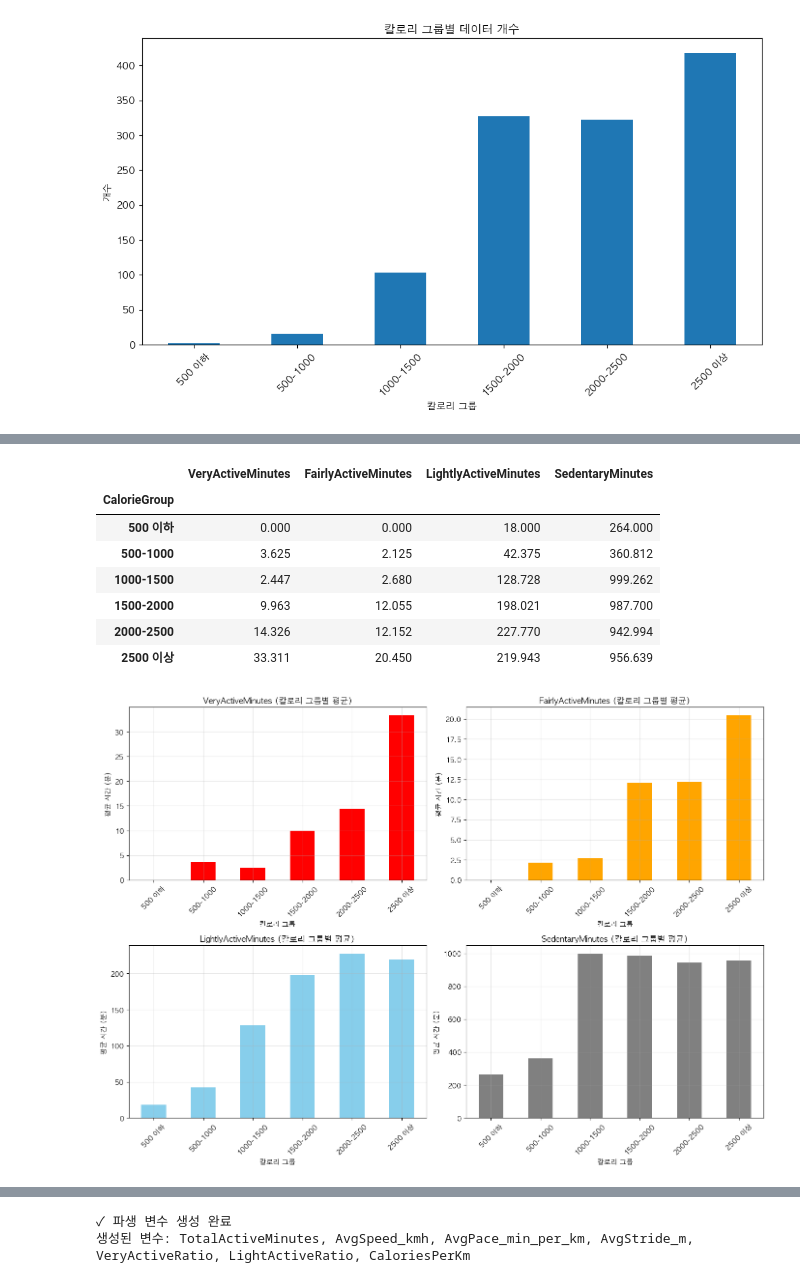
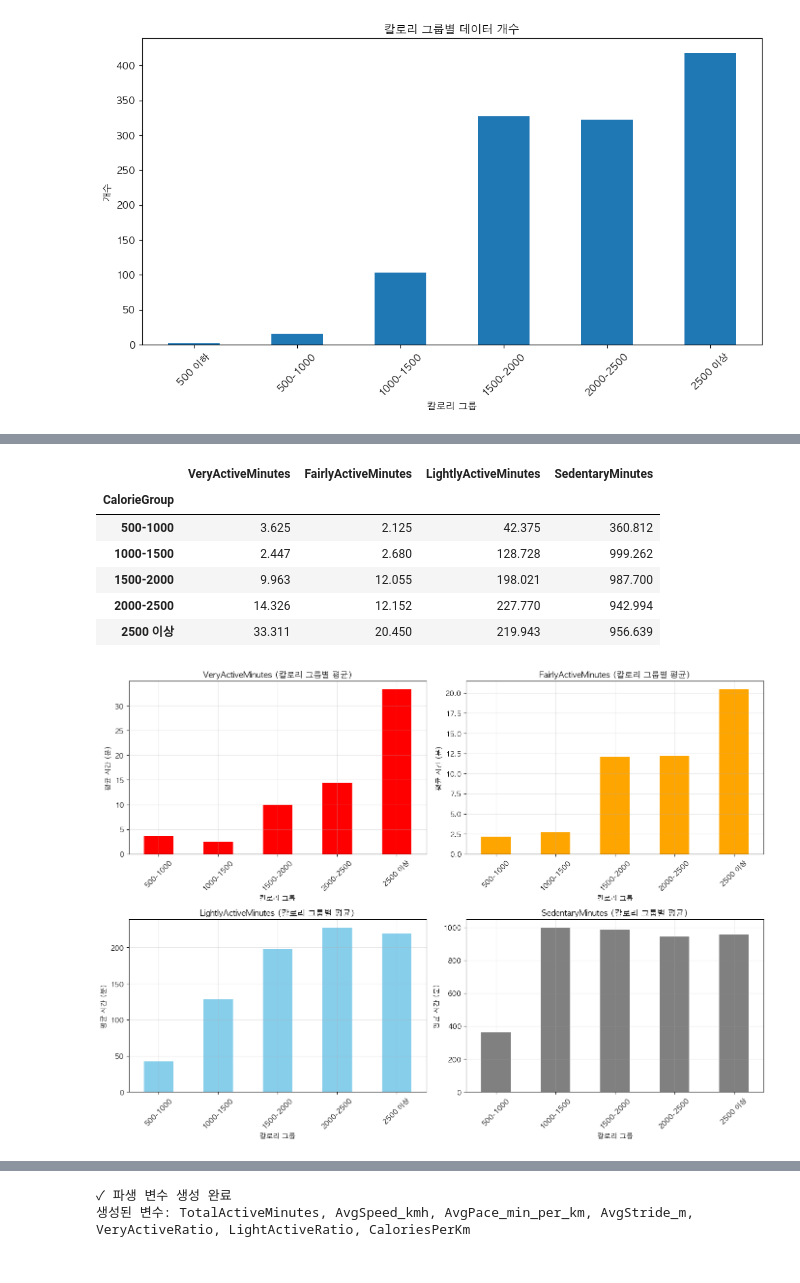
Before and after one commit to jeesy95-creator/sparta_15, a Jupyter notebook: notebooks/Soyun.ipynb, the cells around one changed output, grey strips where cells are left out. Drawn from its saved outputs; the diff is of its cells as text; code cells hidden in the pictures.

```diff
--- a/notebooks/Soyun.ipynb
+++ b/notebooks/Soyun.ipynb
@@ -107,6 +120,4 @@ CalorieGroup
 Name: count, dtype: int64
-# %%
-act = act.drop('SedentaryActiveDistance', axis=1)
 # %%
 # act를 actcp로 복사
 actcp = act.copy()
@@ -273,13 +283,15 @@ CalorieGroup
 2500 이상      418
 Name: count, dtype: int64
 [figure]
+# %%
+actcp_d = actcp_final[actcp_final['CalorieGroup'] != '500 이하'].copy()
 # %%
 # 칼로리 그룹별 평균 계산
 distance_cols = ['TotalSteps', 'TotalDistance', 'TrackerDistance',
                 'LoggedActivitiesDistance', 'VeryActiveDistance',
-                'ModeratelyActiveDistance', 'LightActiveDistance','SedentaryMinutes']
+                'ModeratelyActiveDistance', 'LightActiveDistance']
 
-calorie_group_dis = actcp_final.groupby('CalorieGroup', observed=True)[distance_cols].mean().round(3)
+calorie_group_dis = actcp_d.groupby('CalorieGroup', observed=True)[distance_cols].mean().round(3)
 calorie_group_dis
 # %% [output]
 |  | TotalSteps | TotalDistance | TrackerDistance | LoggedActivitiesDistance | VeryActiveDistance | ... |
@@ -343,12 +327,11 @@ Name: count, dtype: int64
 activity_cols = ['VeryActiveMinutes', 'FairlyActiveMinutes',
                 'LightlyActiveMinutes', 'SedentaryMinutes']
 
-calorie_group_min = actcp_final.groupby('CalorieGroup', observed=True)[activity_cols].mean().round(3)
-calorie_group_min
+calorie_group_t = actcp_d.groupby('CalorieGroup', observed=True)[activity_cols].mean().round(3)
+calorie_group_t
 # %% [output]
 |  | VeryActiveMinutes | FairlyActiveMinutes | LightlyActiveMinutes | SedentaryMinutes |
 | CalorieGroup |  |  |  |  |
-| 500 이하 | 0.000 | 0.000 | 18.000 | 264.000 |
 | 500-1000 | 3.625 | 2.125 | 42.375 | 360.812 |
 | 1000-1500 | 2.447 | 2.680 | 128.728 | 999.262 |
 | 1500-2000 | 9.963 | 12.055 | 198.021 | 987.700 |
@@ -357,22 +340,22 @@ calorie_group_min
 # %%
 # 시각화 - 각 활동 시간별로 그래프
 fig, axes = plt.subplots(2, 2, figsize=(14, 10))
 axes = axes.flatten()
 
 colors = ['red', 'orange', 'skyblue', 'gray']
 
 for idx, col in enumerate(activity_cols):
-    calorie_group_min[col].plot(kind='bar', ax=axes[idx], color=colors[idx])
+    calorie_group_t[col].plot(kind='bar', ax=axes[idx], color=colors[idx])
     axes[idx].set_title(f'{col} (칼로리 그룹별 평균)', fontsize=12)
     axes[idx].set_xlabel('칼로리 그룹')
     axes[idx].set_ylabel('평균 시간 (분)')
     axes[idx].tick_params(axis='x', rotation=45)
     axes[idx].grid(True, alpha=0.3)
 
 plt.tight_layout()
 plt.show()
 # %% [output]
-[figure, old version]
+[figure, new version]
 # %%
 # 모든 활동 시간을 하나의 그래프로 비교
 plt.figure(figsize=(12, 6))
```
Also changed, not shown: parts of 32 cells of this notebook.
